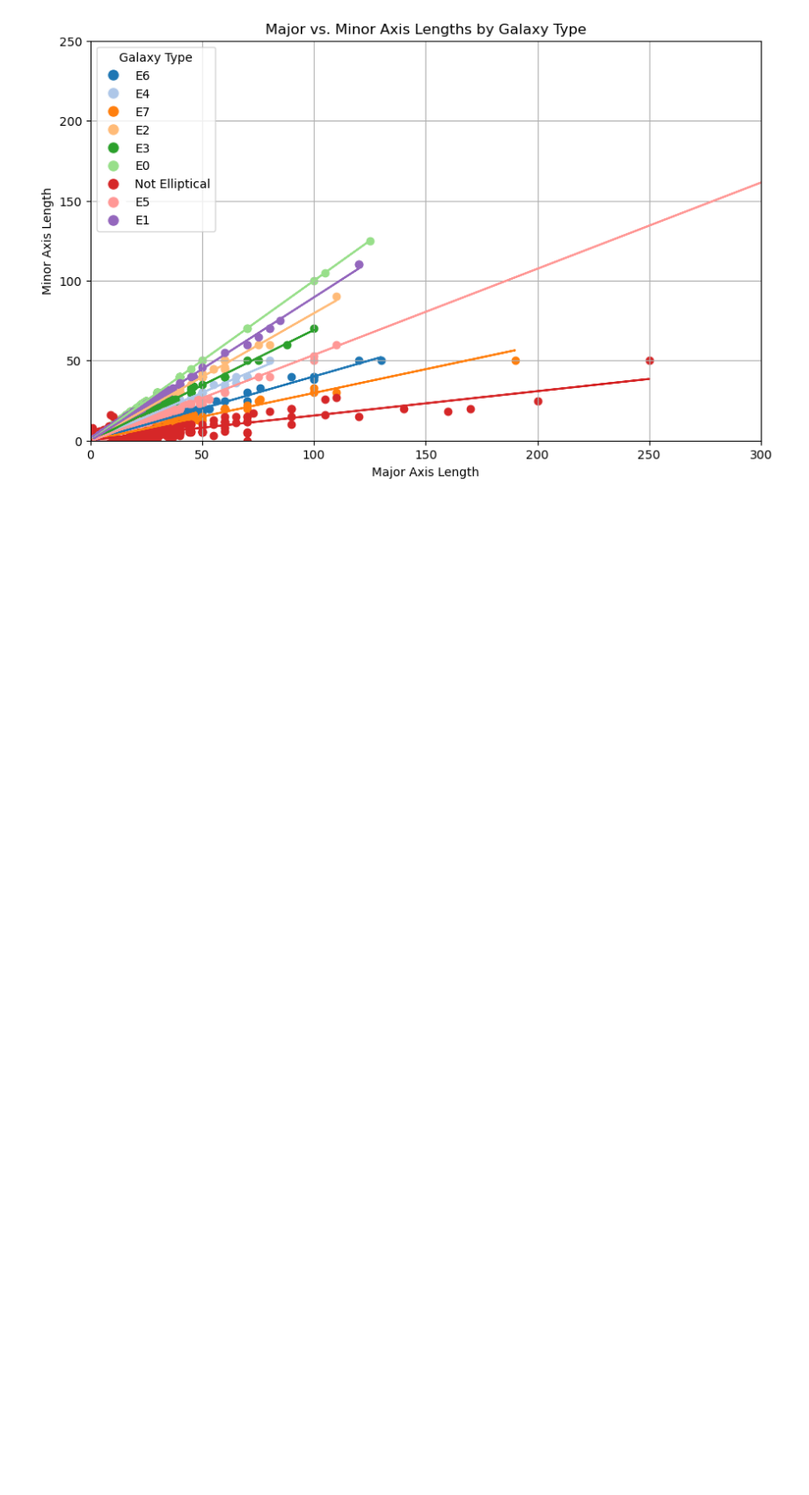
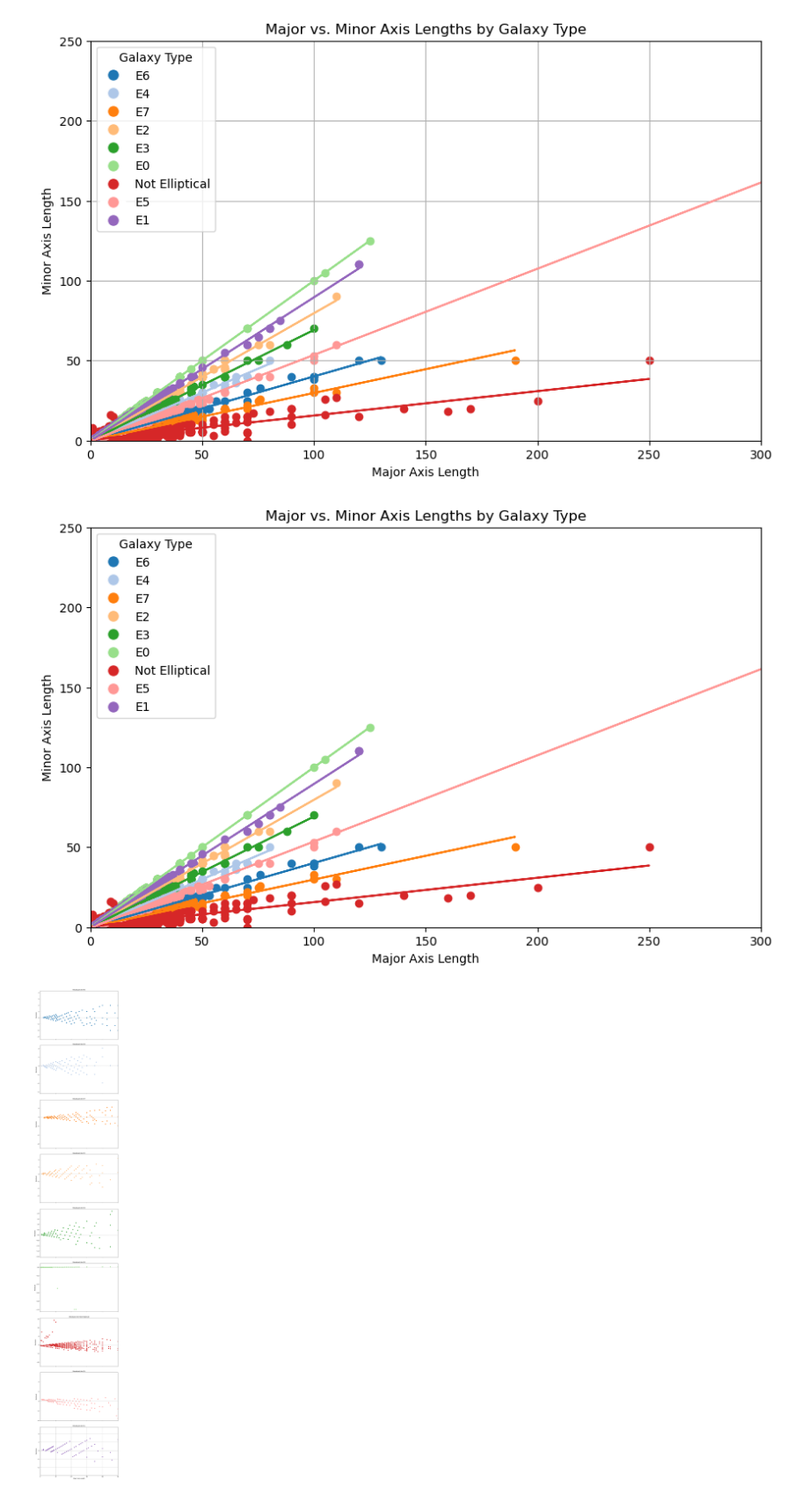
Before and after one commit to tylerjung1206/Palomar-Observatory-Sky-Survey--POSS--Data, a Jupyter notebook: PalomarEllipticityClassification.ipynb, the cells around one changed output. Shown at 88% size. Drawn from its saved outputs; the diff is of its cells as text; code cells hidden in the pictures; blank space fills up the shorter version.

```diff
--- a/PalomarEllipticityClassification.ipynb
+++ b/PalomarEllipticityClassification.ipynb
@@ -213,3 +213,68 @@ plt.grid(True)
 plt.show()
 # %% [output]
 [figure]
+# %%
+import numpy as np
+import matplotlib.pyplot as plt
+from matplotlib.lines import Line2D
+
+# Assuming cleanfinaldf is your prepared DataFrame with the ellipticity_label column
+
+# Define the x limits for the scatter and residual plots to focus on the region with most data points
+x_scatter_limit = (0, 300)
+y_scatter_limit = (0, 250)
+x_residual_limit = (0, 50)  # You can adjust this to focus on the area of interest in the residuals
+
+# Initialize a figure for the scatter plots with trendlines
+fig_scatter, ax_scatter = plt.subplots(figsize=(10, 6))
+
+# Generate a color map with unique colors for each galaxy type
+unique_ellipticity_labels = cleanfinaldf['ellipticity_label'].unique()
+color_map = plt.get_cmap('tab20')
+colors = {label: color_map(i) for i, label in enumerate(unique_ellipticity_labels)}
+
+# Initialize a figure for the residual plots, one subplot for each galaxy type
+fig_residuals, axes_residuals = plt.subplots(len(unique_ellipticity_labels), 1, figsize=(10, 6 * len(unique_ellipticity_labels)), sharex=True)
+
+# Plot each galaxy type separately to fit a trendline and calculate residuals
+for i, label in enumerate(unique_ellipticity_labels):
+    # Select data for galaxy type
+    label_data = cleanfinaldf[cleanfinaldf['ellipticity_label'] == label]
+
+    # Scatter plot for this galaxy type on the main scatter plot
+    ax_scatter.scatter(label_data['maj_axis'], label_data['min_axis'], color=colors[label], label=label)
+
+    # Fit a linear trendline
+    z = np.polyfit(label_data['maj_axis'], label_data['min_axis'], 1)
+    p = np.poly1d(z)
+
+    # Plot the trendline on the scatter plot
+    ax_scatter.plot(label_data['maj_axis'], p(label_data['maj_axis']), color=colors[label])
+
+    # Calculate residuals (actual - predicted)
+    residuals = label_data['min_axis'] - p(label_data['maj_axis'])
+
+    # Plot the residuals for this galaxy type
+    axes_residuals[i].scatter(label_data['maj_axis'], residuals, color=colors[label])
+    axes_residuals[i].axhline(0, color='grey', lw=0.8, linestyle='--')
+    axes_residuals[i].set_xlim(x_residual_limit)  # Set the x-axis limits for the residuals plots
+    axes_residuals[i].set_title(f'Residuals for {label}')
+    axes_residuals[i].set_ylabel('Residuals')
+
+# Format the main scatter plot
+ax_scatter.set_xlim(x_scatter_limit)
+ax_scatter.set_ylim(y_scatter_limit)
+ax_scatter.set_xlabel('Major Axis Length')
+ax_scatter.set_ylabel('Minor Axis Length')
+ax_scatter.set_title('Major vs. Minor Axis Lengths by Galaxy Type')
+legend_elements = [Line2D([0], [0], marker='o', color='w', label=label, markersize=10, markerfacecolor=color) for label, color in colors.items()]
+ax_scatter.legend(handles=legend_elements, title="Galaxy Type")
+plt.grid(True)
+
+# Format the residuals plots
+axes_residuals[-1].set_xlabel('Major Axis Length')  # Only set xlabel on the last subplot to avoid clutter
+fig_residuals.tight_layout(pad=3.0)  # Adjusts the subplots to fit into the figure area nicely
+plt.show()
+# %% [output]
+[figure, added]
+[figure, added]
```
Also changed, not shown: 6 other files.
